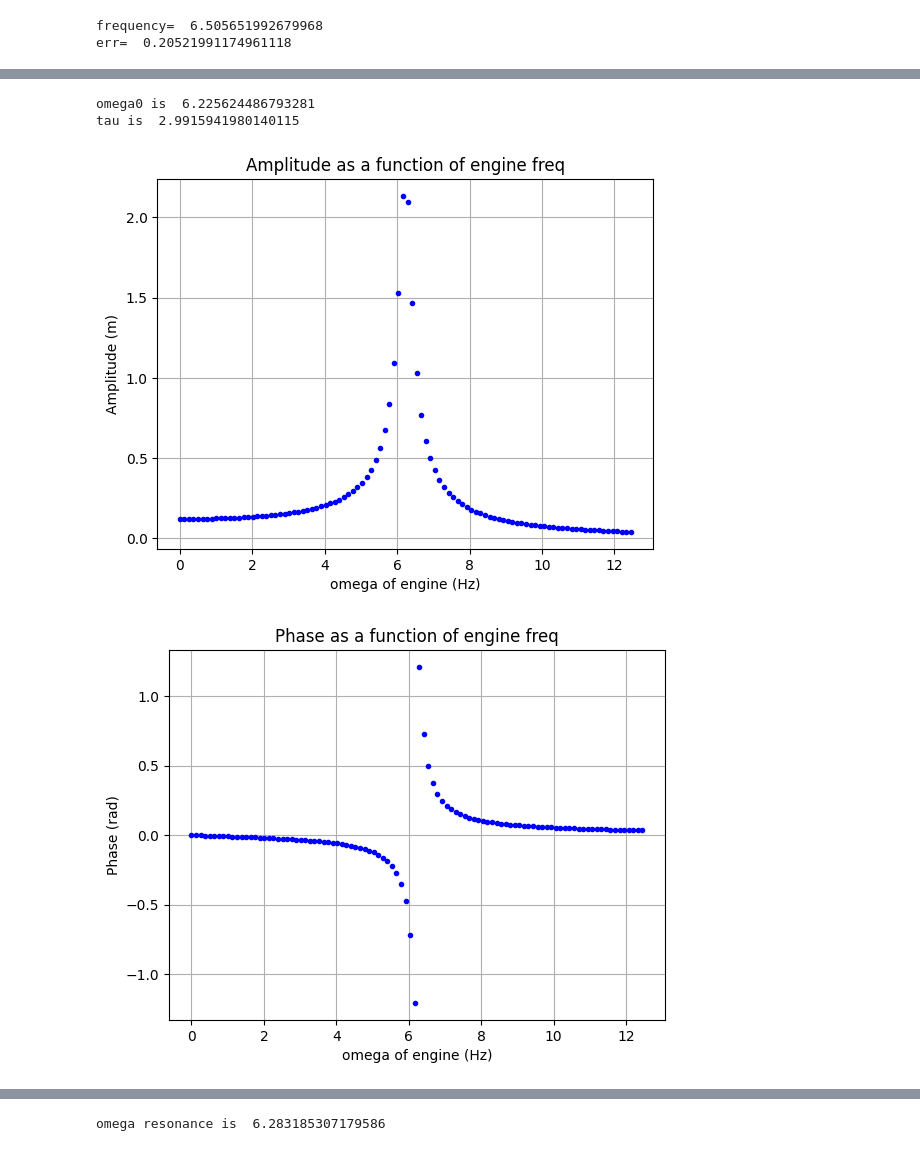
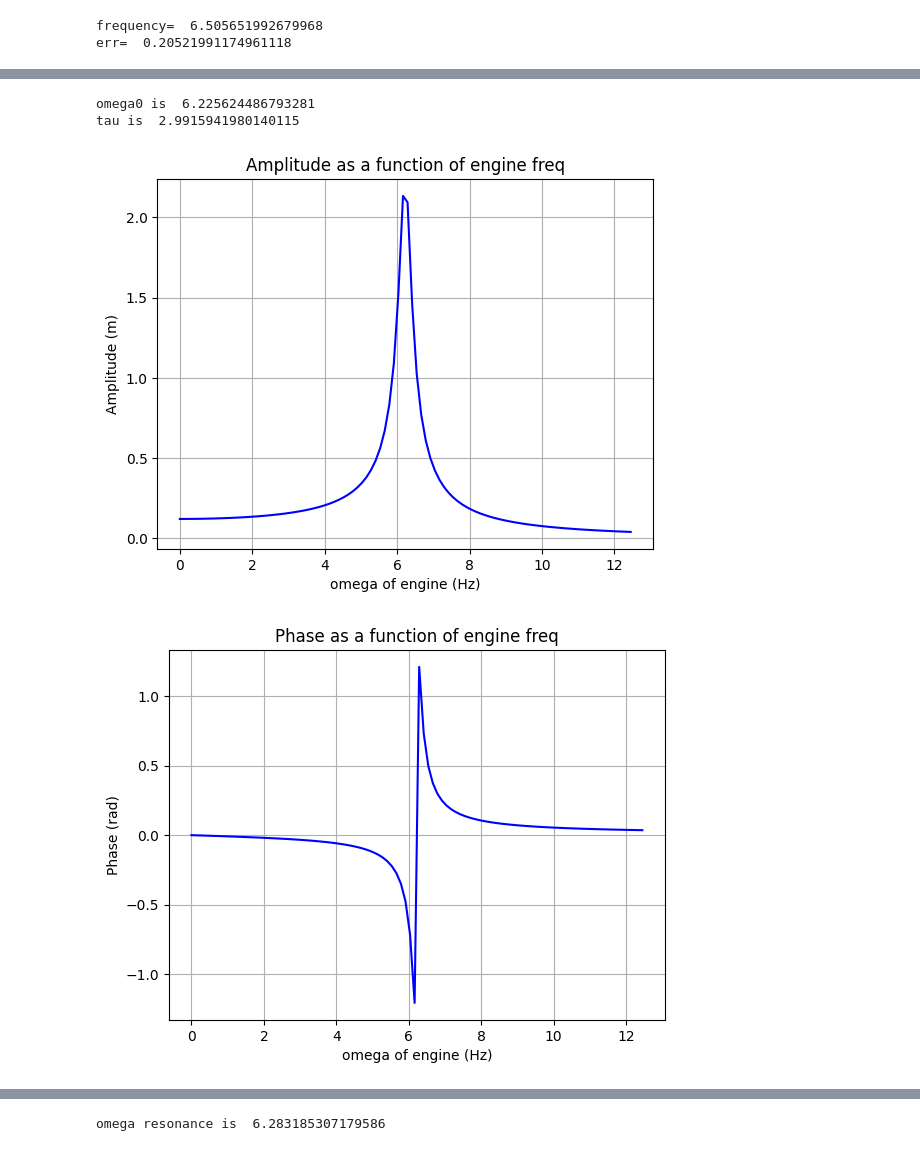
Before and after one commit to ronniegertman/Waves, a Jupyter notebook: harmonic_oscilator.ipynb, the cells around one changed output, grey strips where cells are left out. Drawn from its saved outputs; the diff is of its cells as text; code cells hidden in the pictures.

```diff
--- a/harmonic_oscilator.ipynb
+++ b/harmonic_oscilator.ipynb
@@ -170,36 +186,36 @@ def amplitude(omega, F0, m, omega0, tau):
 # %%
 #1:
 print("omega0 is ", w0)
 print("tau is ", tau)
 
 #2: do linspace on omega from 0 to 2w0 and create graph of x, phi
 omega_vec = np.linspace(0, 2*w0, 100)
 amplitude_vec = amplitude(omega_vec, 1, cart_with_magnets, w0, tau)
 plt.figure()
-plt.plot(omega_vec,amplitude_vec,'b.')
+plt.plot(omega_vec,amplitude_vec,'b-')
 plt.xlabel('omega of engine (Hz)')
 plt.ylabel('Amplitude (m)')
 plt.title("Amplitude as a function of engine freq")
 plt.grid()
 
 plt.figure()
 phi_vec = phase(omega_vec, w0, tau)
-plt.plot(omega_vec, phi_vec, 'b.')
+plt.plot(omega_vec, phi_vec, 'b-')
 plt.xlabel('omega of engine (Hz)')
 plt.ylabel('Phase (rad)')
 plt.title("Phase as a function of engine freq")
 plt.grid()
 
 #
 
 
 #3: rate of measurement: 200, npoints: 2000
 #a is engine, b is oscilator
 # %% [output]
 omega0 is  6.225624486793281
 tau is  2.9915941980140115
-[figure, old version]
+[figure, new version]
-[figure, old version]
+[figure, new version]
 # %%
 def calc_freq_fourier(time, x):
   dt = time[1] - time[0]
```
Also changed, not shown: parts of 5 cells of this notebook.
